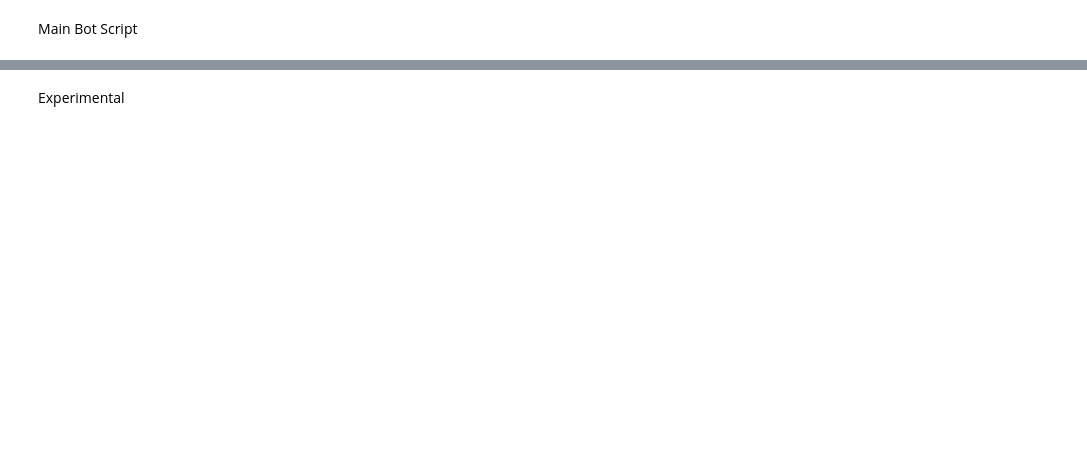
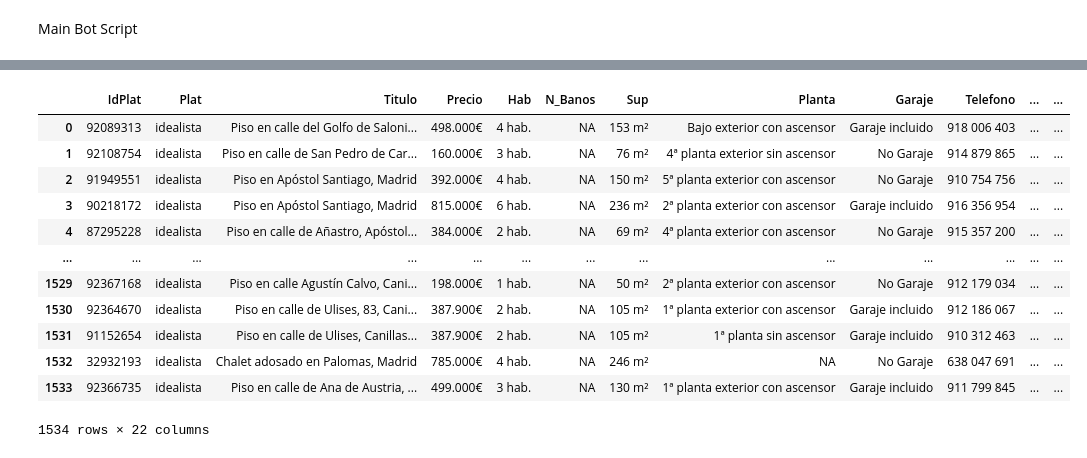
Before and after one commit to amendez13/BotBuscameCasa, a Jupyter notebook: BotBuscameCasa.ipynb, the cells around one changed output, grey strips where cells are left out. Drawn from its saved outputs; the diff is of its cells as text; code cells hidden in the pictures; blank space fills up the shorter version.

```diff
--- a/BotBuscameCasa.ipynb
+++ b/BotBuscameCasa.ipynb
@@ -301,3 +394,17 @@ df_today
 # %%
-df_Db_out = pd.concat([df_Db_in,df_today]).drop_duplicates(subset = ['IdPlat'], keep='first')
+df_Db_out = BuildOutputDb(df_Db_in, df_today)
 df_Db_out
+# %% [output]
+|  | IdPlat | Plat | Titulo | Precio | Hab | N_Banos | Sup | Planta | Garaje | Telefono | ... | ... |
+| 0 | 92089313 | idealista | Piso en calle del Golfo de Saloni... | 498.000€ | 4 hab. | NA | 153 m² | Bajo exterior con ascensor | Garaje incluido | 918 006 403 | ... | ... |
+| 1 | 92108754 | idealista | Piso en calle de San Pedro de Car... | 160.000€ | 3 hab. | NA | 76 m² | 4ª planta exterior sin ascensor | No Garaje | 914 879 865 | ... | ... |
+| 2 | 91949551 | idealista | Piso en Apóstol Santiago, Madrid | 392.000€ | 4 hab. | NA | 150 m² | 5ª planta exterior con ascensor | No Garaje | 910 754 756 | ... | ... |
+| 3 | 90218172 | idealista | Piso en Apóstol Santiago, Madrid | 815.000€ | 6 hab. | NA | 236 m² | 2ª planta exterior con ascensor | Garaje incluido | 916 356 954 | ... | ... |
+| 4 | 87295228 | idealista | Piso en calle de Añastro, Apóstol... | 384.000€ | 2 hab. | NA | 69 m² | 4ª planta exterior con ascensor | No Garaje | 915 357 200 | ... | ... |
+| ... | ... | ... | ... | ... | ... | ... | ... | ... | ... | ... | ... | ... |
+| 1529 | 92367168 | idealista | Piso en calle Agustín Calvo, Cani... | 198.000€ | 1 hab. | NA | 50 m² | 2ª planta exterior con ascensor | No Garaje | 912 179 034 | ... | ... |
+| 1530 | 92364670 | idealista | Piso en calle de Ulises, 83, Cani... | 387.900€ | 2 hab. | NA | 105 m² | 1ª planta exterior con ascensor | Garaje incluido | 912 186 067 | ... | ... |
+| 1531 | 91152654 | idealista | Piso en calle de Ulises, Canillas... | 387.900€ | 2 hab. | NA | 105 m² | 1ª planta sin ascensor | Garaje incluido | 910 312 463 | ... | ... |
+| 1532 | 32932193 | idealista | Chalet adosado en Palomas, Madrid | 785.000€ | 4 hab. | NA | 246 m² | NA | No Garaje | 638 047 691 | ... | ... |
+| 1533 | 92366735 | idealista | Piso en calle de Ana de Austria, ... | 499.000€ | 3 hab. | NA | 130 m² | 1ª planta exterior con ascensor | Garaje incluido | 911 799 845 | ... | ... |
+1534 rows × 22 columns
@@ -307,2 +410,0 @@ df_Db_out.to_csv('dbPisos.csv', encoding='cp1252',index=False)
-# %% [markdown]
-Experimental
```
Also changed, not shown: parts of 14 cells of this notebook, 1 other file.
